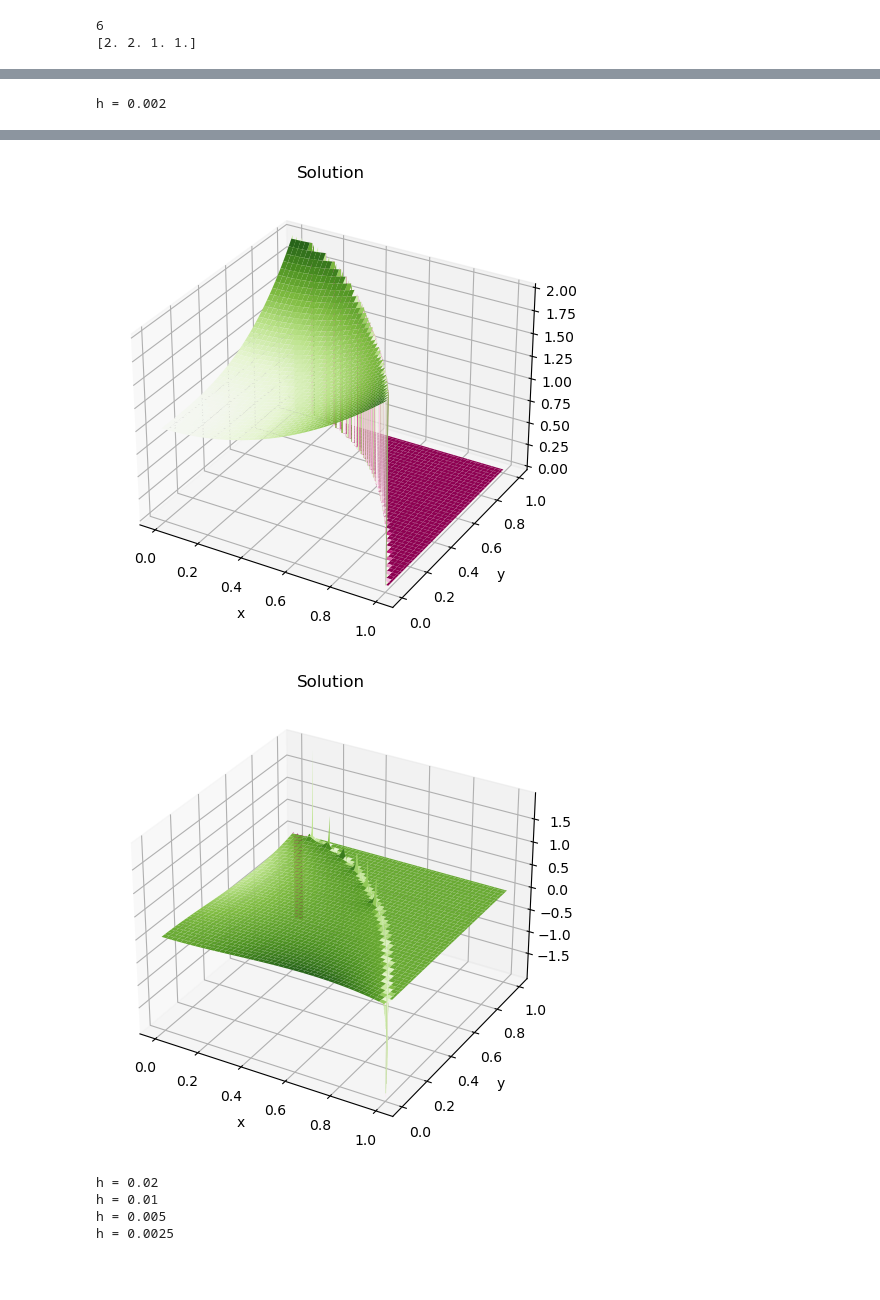
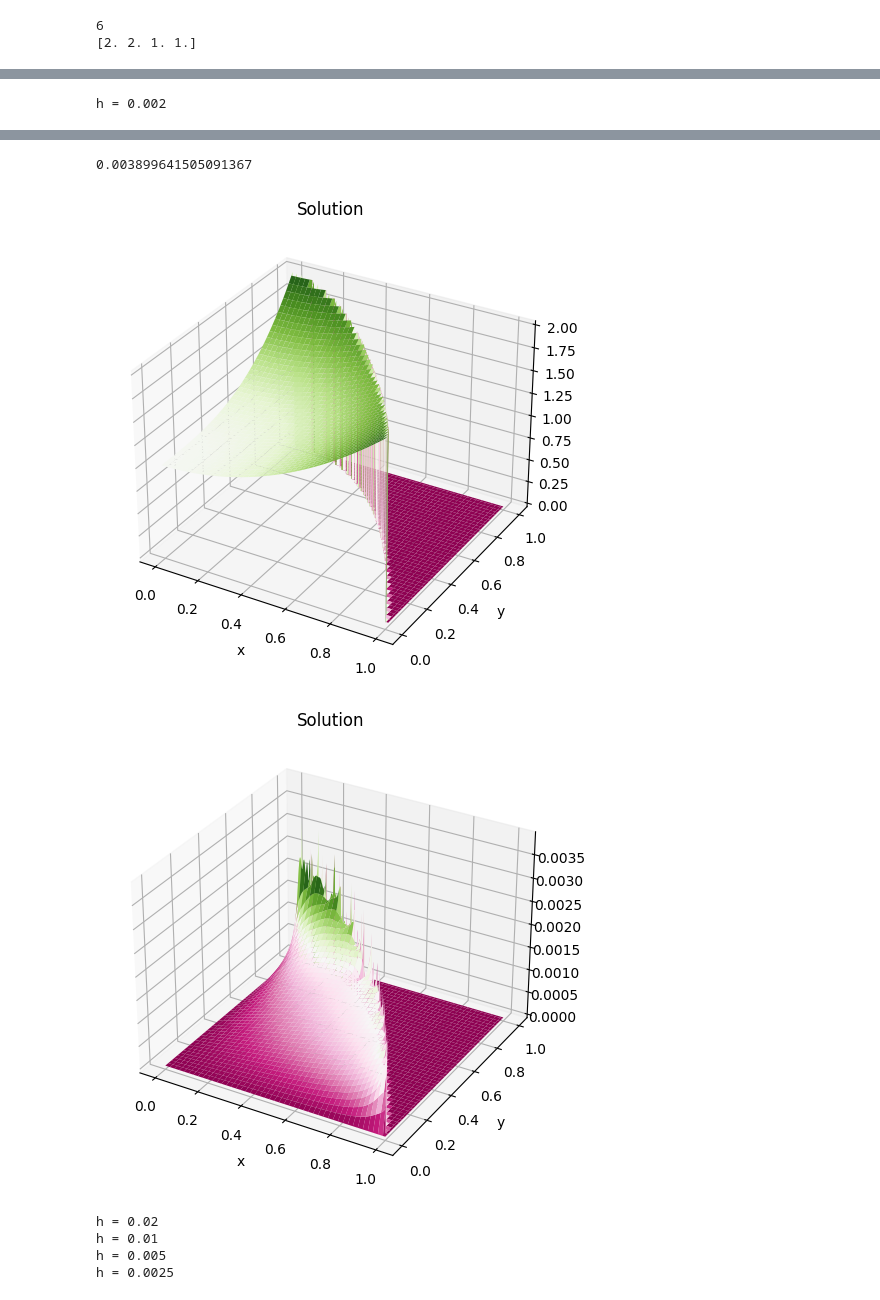
Before and after one commit to Halvardgithub/TMA4212-NumDiff, a Jupyter notebook: Project 1/TMA4212 - Project 1.ipynb, the cells around one changed output, grey strips where cells are left out. Saved outputs shown, nothing was run; the diff lists cells and outputs as text; code cells hidden in the pictures; blank space fills up the shorter version.

```diff
--- a/Project 1/TMA4212 - Project 1.ipynb
+++ b/Project 1/TMA4212 - Project 1.ipynb
@@ -668,7 +668,7 @@ def WIP2(g, f, M):
     inner_nodes = np.logical_and(Y<gamma3(X), np.logical_and(X>0, Y>0))
     inner_indices = indices[inner_nodes]
 
-    fattened_boundary_nodes = np.logical_and(gamma3(X)<Y, Y<=fattened_boundary(X,h))
+    fattened_boundary_nodes = np.logical_and(gamma3(X)<=Y, np.logical_and(np.logical_and(X>0, Y>0), Y<fattened_boundary(X,h)))
     fattened_boundary_indices = indices[fattened_boundary_nodes]
 
     U = np.zeros((M+1, M+1))
@@ -768,8 +768,8 @@ h = 0.01
 #Non-zero boundaries
 
 def g(x,y):
-    gamma1 = 1+y**3
-    gamma2 = 1+x**2
+    gamma1 = 1+x**2
+    gamma2 = 1+y**3
     gamma3 = x**2+1+(1-x**2)**3
     boundary = {"lower" : gamma1, "left" : gamma2, "curve" : gamma3 }
     return boundary
@@ -787,8 +787,14 @@ plt.show()
 def u(x, y):
     return np.where(y<=1-x**2, 1+x**2+y**3, 0)
 
-plot_solution(x, y, u(xx, yy))
+u_exact = u(xx, yy)
 
-plot_solution(x, y, u(xx, yy)-U)
+U[yy>1-xx**2] = 0
+
+plot_solution(x, y, u_exact)
+
+plot_solution(x, y, u_exact-U)
+
+print(np.max(np.abs(u_exact-U)))
 # %% [output]
 h = 0.002
@@ -797,5 +803,6 @@ h = 0.002
+0.003899641505091367
-[figure, old version]
+[figure, new version]
-[figure, old version]
+[figure, new version]
 # %%
 def convergence3(u_exact, g, f, M=100, P=4 ):
     Hconv, Econv = np.zeros(P), np.zeros(P)
```
Also changed, not shown: parts of 12 cells of this notebook.
